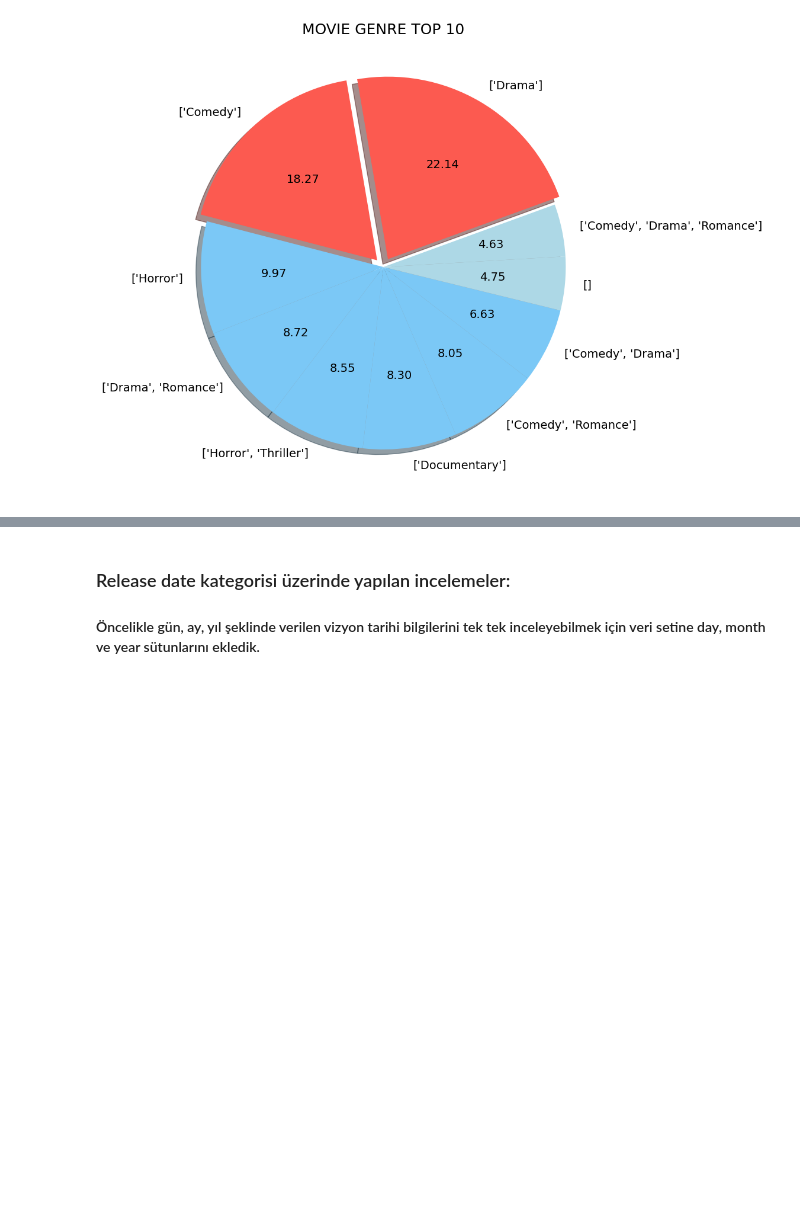
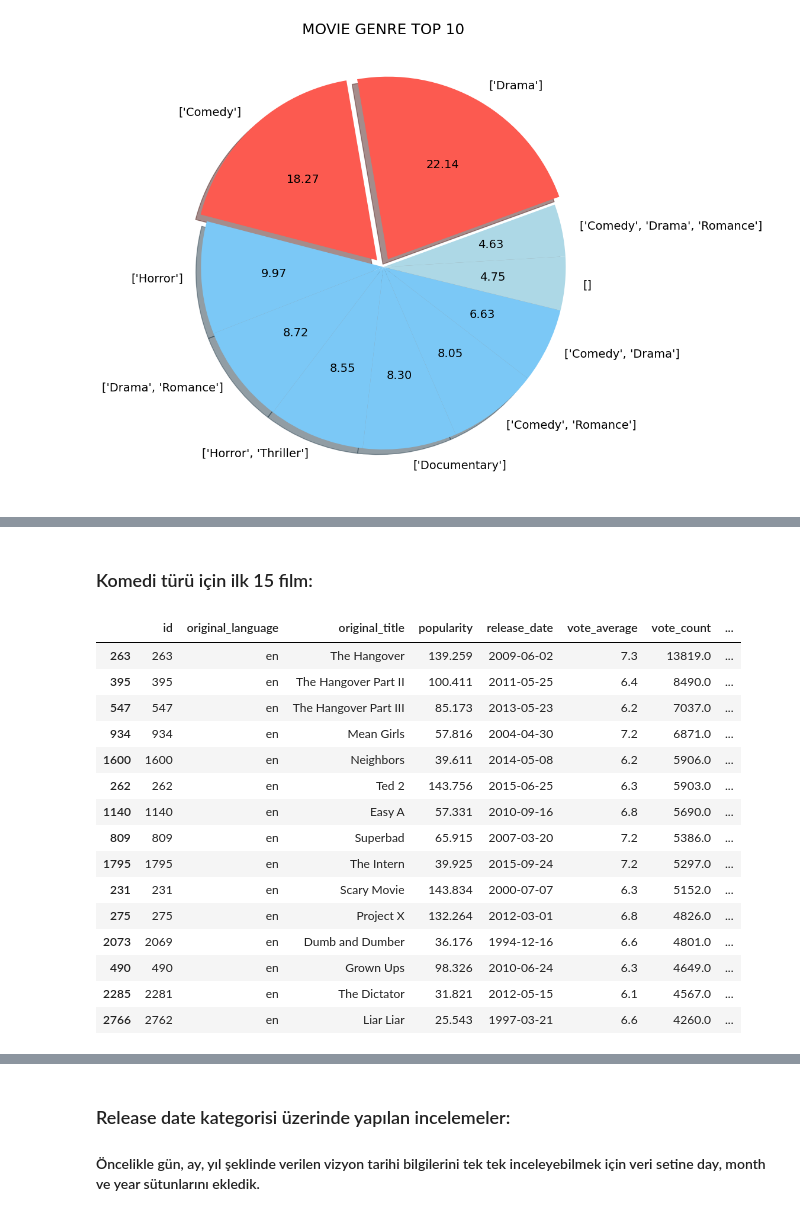
Before and after one commit to aysenurhso/TasarimUygulamalari, a Jupyter notebook: movies.ipynb, the cells around one changed output, grey strips where cells are left out. Cells and saved outputs as stored; diff of their text form; code cells hidden in the pictures; blank space fills up the shorter version.

```diff
--- a/movies.ipynb
+++ b/movies.ipynb
@@ -656,0 +684,21 @@ plt.show()
+# %% [markdown]
+### Komedi türü için ilk 15 film:
+# %%
+df.loc[df.genre == "['Comedy']"].sort_values(by = ["vote_count","vote_average"], ascending = [False,False]).head(15)
+# %% [output]
+|  | id | original_language | original_title | popularity | release_date | vote_average | vote_count | ... |
+| 263 | 263 | en | The Hangover | 139.259 | 2009-06-02 | 7.3 | 13819.0 | ... |
+| 395 | 395 | en | The Hangover Part II | 100.411 | 2011-05-25 | 6.4 | 8490.0 | ... |
+| 547 | 547 | en | The Hangover Part III | 85.173 | 2013-05-23 | 6.2 | 7037.0 | ... |
+| 934 | 934 | en | Mean Girls | 57.816 | 2004-04-30 | 7.2 | 6871.0 | ... |
+| 1600 | 1600 | en | Neighbors | 39.611 | 2014-05-08 | 6.2 | 5906.0 | ... |
+| 262 | 262 | en | Ted 2 | 143.756 | 2015-06-25 | 6.3 | 5903.0 | ... |
+| 1140 | 1140 | en | Easy A | 57.331 | 2010-09-16 | 6.8 | 5690.0 | ... |
+| 809 | 809 | en | Superbad | 65.915 | 2007-03-20 | 7.2 | 5386.0 | ... |
+| 1795 | 1795 | en | The Intern | 39.925 | 2015-09-24 | 7.2 | 5297.0 | ... |
+| 231 | 231 | en | Scary Movie | 143.834 | 2000-07-07 | 6.3 | 5152.0 | ... |
+| 275 | 275 | en | Project X | 132.264 | 2012-03-01 | 6.8 | 4826.0 | ... |
+| 2073 | 2069 | en | Dumb and Dumber | 36.176 | 1994-12-16 | 6.6 | 4801.0 | ... |
+| 490 | 490 | en | Grown Ups | 98.326 | 2010-06-24 | 6.3 | 4649.0 | ... |
+| 2285 | 2281 | en | The Dictator | 31.821 | 2012-05-15 | 6.1 | 4567.0 | ... |
+| 2766 | 2762 | en | Liar Liar | 25.543 | 1997-03-21 | 6.6 | 4260.0 | ... |
```
Also changed, not shown: parts of 38 cells of this notebook.
